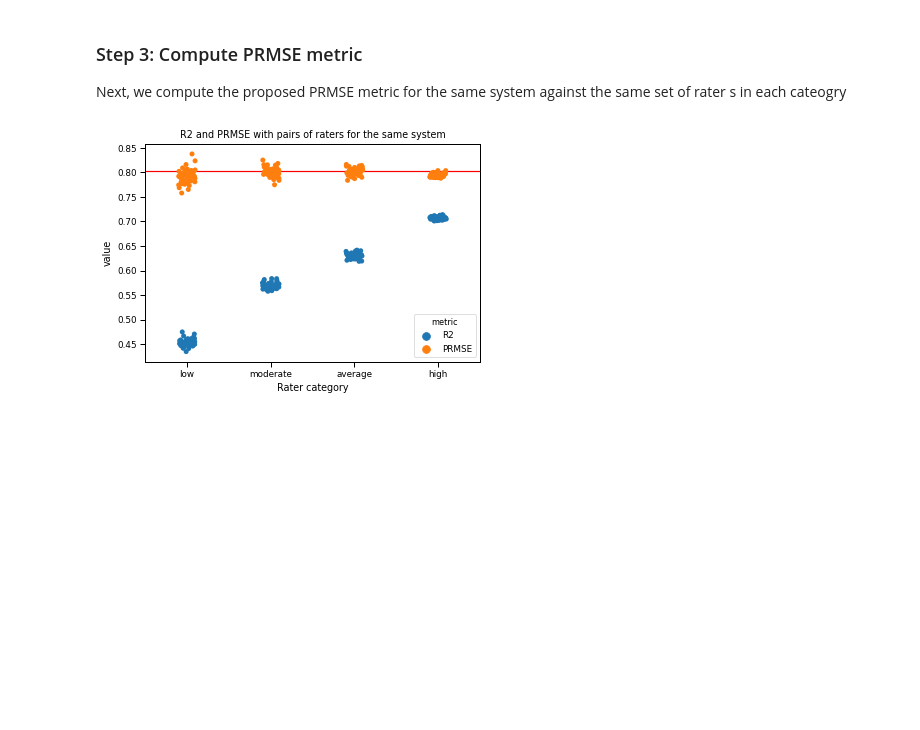
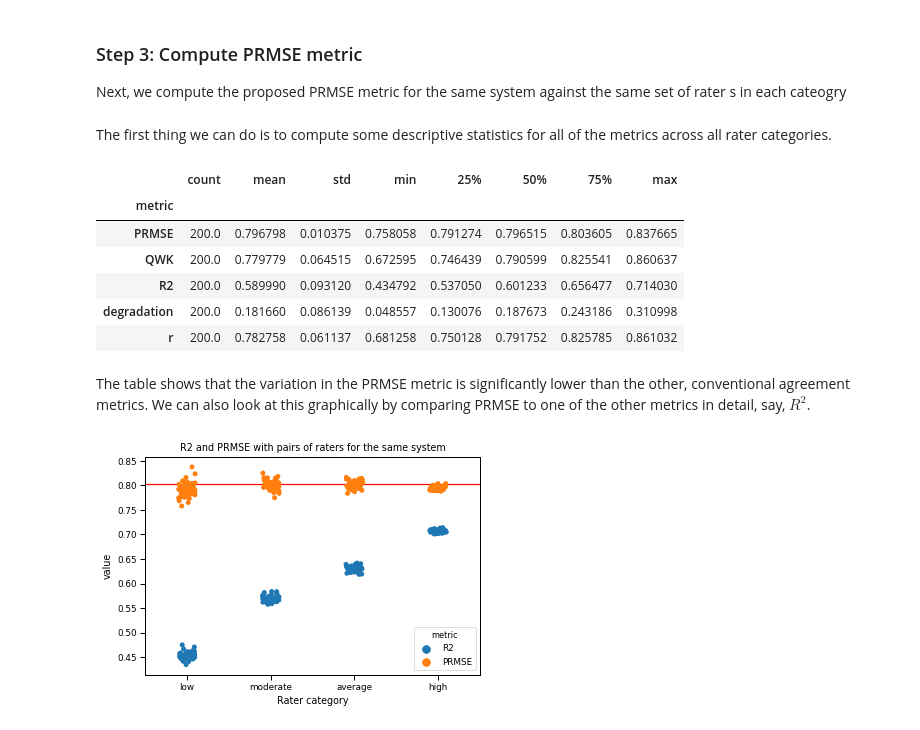
Before and after one commit to EducationalTestingService/prmse-simulations, a Jupyter notebook: notebooks/experiment_1.ipynb, the cells around one changed output. Drawn from its saved outputs; the diff is of its cells as text; code cells hidden in the pictures; blank space fills up the shorter version.

```diff
--- a/notebooks/experiment_1.ipynb
+++ b/notebooks/experiment_1.ipynb
@@ -131,6 +131,20 @@ df_metrics_with_categories_long_only_average = df_metrics_with_categories_long_o
 
 # combine the metrics into a single data frame
 df_all_metrics_long = pd.concat([df_metrics_with_categories_long_only_average, df_prmse_with_categories_long])
+# %% [markdown]
+The first thing we can do is to compute some descriptive statistics for all of the metrics across all rater categories.
+# %%
+df_all_metrics_long.groupby('metric')['value'].describe()
+# %% [output]
+|  | count | mean | std | min | 25% | 50% | 75% | max |
+| metric |  |  |  |  |  |  |  |  |
+| PRMSE | 200.0 | 0.796798 | 0.010375 | 0.758058 | 0.791274 | 0.796515 | 0.803605 | 0.837665 |
+| QWK | 200.0 | 0.779779 | 0.064515 | 0.672595 | 0.746439 | 0.790599 | 0.825541 | 0.860637 |
+| R2 | 200.0 | 0.589990 | 0.093120 | 0.434792 | 0.537050 | 0.601233 | 0.656477 | 0.714030 |
+| degradation | 200.0 | 0.181660 | 0.086139 | 0.048557 | 0.130076 | 0.187673 | 0.243186 | 0.310998 |
+| r | 200.0 | 0.782758 | 0.061137 | 0.681258 | 0.750128 | 0.791752 | 0.825785 | 0.861032 |
+# %% [markdown]
+The table shows that the variation in the PRMSE metric is significantly lower than the other, conventional agreement metrics. We can also look at this graphically by comparing PRMSE to one of the other metrics in detail, say, $R^2$.
 # %%
 # now plot the values of the PRMSE and R^2 metrics by rater category
 ax = sns.stripplot(x='rater_category',
```
Also changed, not shown: parts of 1 cell of this notebook.
